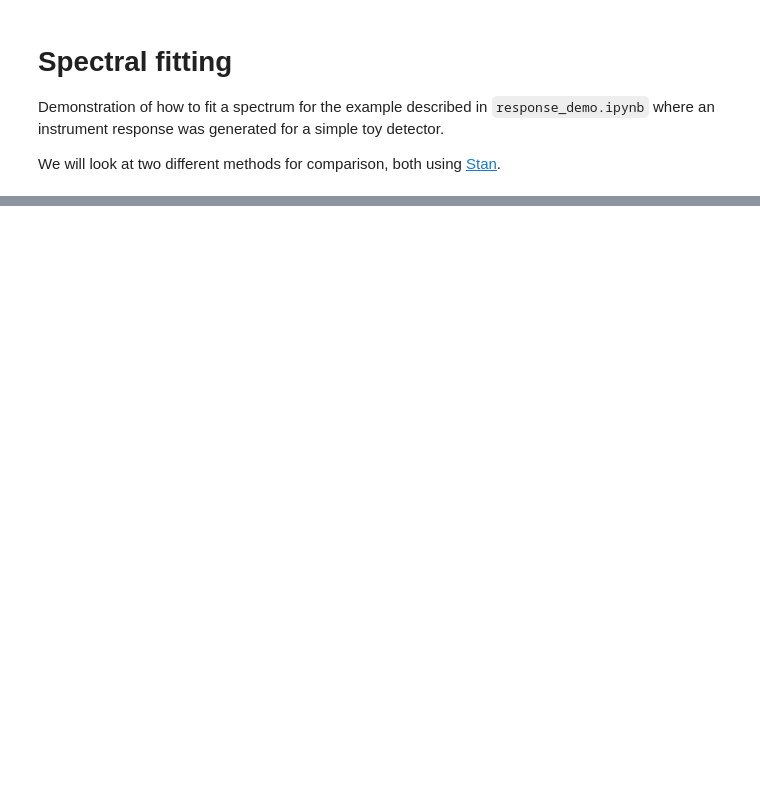
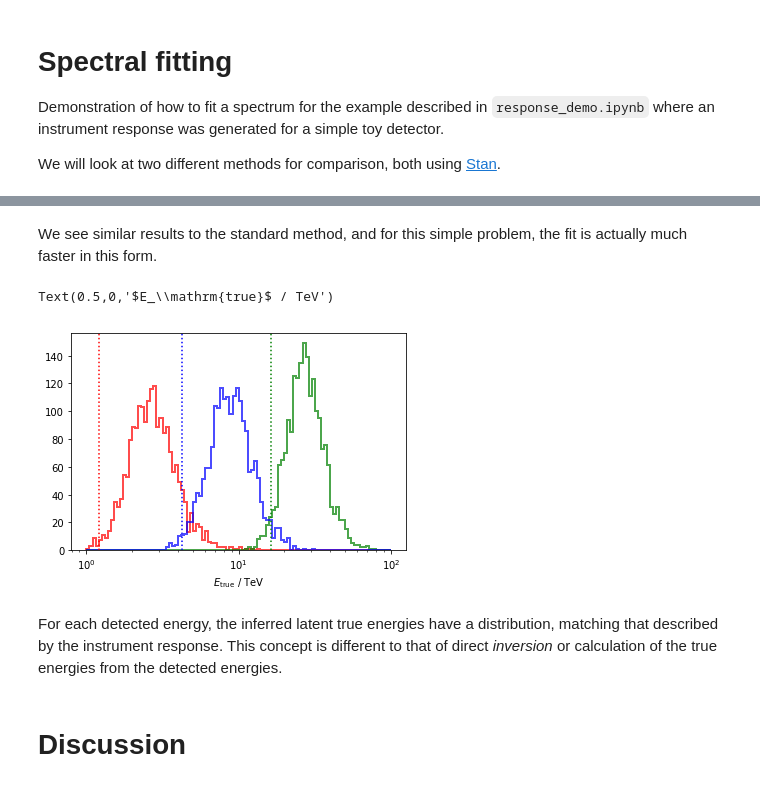
Before and after one commit to cescalara/instrument_response, a Jupyter notebook: fit_demo.ipynb, the cells around one changed output, grey strips where cells are left out. Cells and saved outputs as stored; diff of their text form; code cells hidden in the pictures; blank space fills up the shorter version.

```diff
--- a/fit_demo.ipynb
+++ b/fit_demo.ipynb
@@ -167,12 +109,0 @@ coeffs = coeffs.reshape(Nx, Ny)
-# %%
-# 1D interpolation to compare
-# get the dists for each Edet
-Egrid = np.logspace(np.log(1.0), np.log(100.0), response.nbins_true_energy, base=np.e)
-
-cond_prob_n = []
-for i, Edet in enumerate(detected_energy):
-    cond_prob = np.exp([spline(_, Edet)[0][0] for _ in Egrid])
-    #cond_prob_n.append(cond_prob)
-    cond_prob_n.append(cond_prob / sum(cond_prob))
-    plt.plot(Egrid, cond_prob_n[i])
-plt.xscale('log')
@@ -248,5 +148,0 @@ plt.imshow(log_zvals, origin='lower')
-# %%
-for i in range(50):
-    for j in range(50):
-        if np.isnan(log_zvals[i][j]):
-            print('NaN!')
@@ -254,0 +149,19 @@ xknots
+# %% [markdown]
+We see similar results to the standard method, and for this simple problem, the fit is actually much faster in this form.
+# %%
+# Look at the latent energy samples
+fig, ax = plt.subplots()
+
+for i, c in zip([0, 10, 30], ['r', 'g', 'b']):
+    ax.hist(chain['Etrue'].T[i], bins=response.true_energy_bins,
+            histtype='step', alpha = 0.7, lw=2, color=c);
+    ax.axvline(detected_energy[i], linestyle=':', color=c)
+ax.set_xscale('log')
+ax.set_xlabel('$E_\mathrm{true}$ / TeV')
+# %% [output]
+Text(0.5,0,'$E_\\mathrm{true}$ / TeV')
+[figure, added]
+# %% [markdown]
+For each detected energy, the inferred latent true energies have a distribution, matching that described by the instrument response. This concept is different to that of direct *inversion* or calculation of the true energies from the detected energies.
+# %% [markdown]
+# Discussion
```
Also changed, not shown: parts of 26 cells of this notebook, 5 other files.
